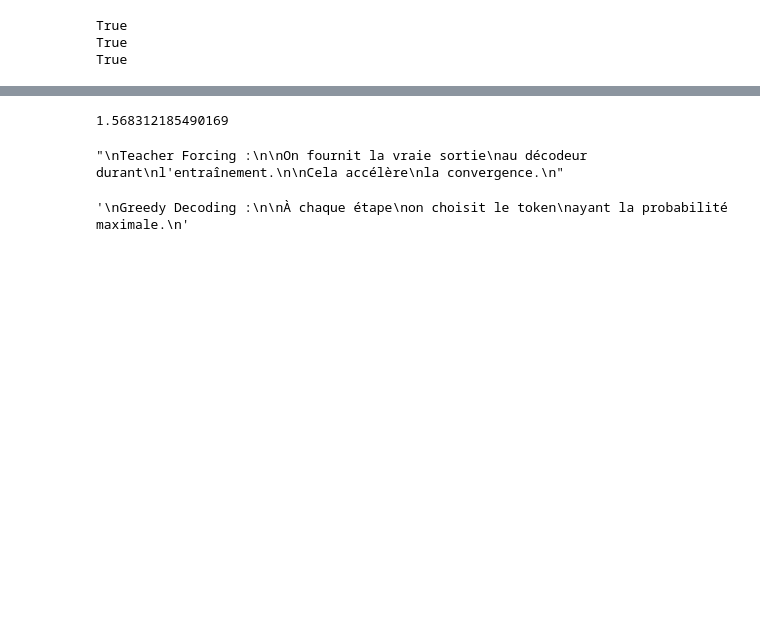
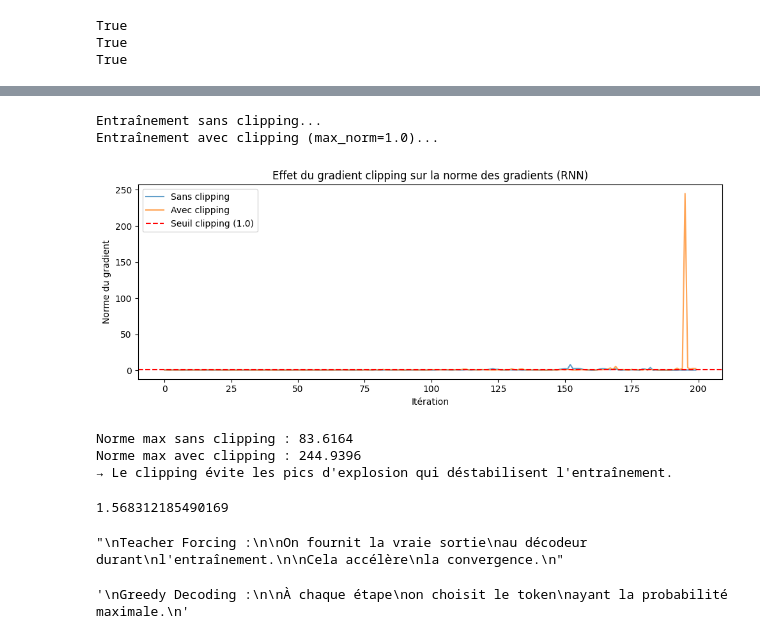
Before and after one commit to wiam1237/Deep-Learning-for-Computer-Vision-and-NLP, a Jupyter notebook: Deep_Learning_Project.ipynb, the cells around one changed output, grey strips where cells are left out. Cells and saved outputs as stored; diff of their text form; code cells hidden in the pictures; blank space fills up the shorter version.

```diff
--- a/Deep_Learning_Project.ipynb
+++ b/Deep_Learning_Project.ipynb
@@ -1368,3 +1443,57 @@ GRU Accuracy : 0.87944
+# %%
+import matplotlib.pyplot as plt
+
+# Entraîner le même modèle avec et sans gradient clipping pour comparer
+def train_with_clipping(use_clip, clip_value=1.0, epochs=3):
+    m = SimpleRNN().to(device)
+    crit = nn.CrossEntropyLoss()
+    opt  = optim.Adam(m.parameters(), lr=0.001)
+    grad_norms = []
+    for epoch in range(epochs):
+        m.train()
+        for X, y in train_loader:
+            X, y = X.to(device), y.to(device)
+            out  = m(X)
+            loss = crit(out, y)
+            opt.zero_grad()
+            loss.backward()
+            # Mesurer la norme du gradient avant clipping
+            total_norm = 0
+            for p in m.parameters():
+                if p.grad is not None:
+                    total_norm += p.grad.data.norm(2).item() ** 2
+            grad_norms.append(total_norm ** 0.5)
+            if use_clip:
+                torch.nn.utils.clip_grad_norm_(m.parameters(), clip_value)
+            opt.step()
+    return grad_norms
+
+print("Entraînement sans clipping...")
+norms_no_clip  = train_with_clipping(use_clip=False)
+print("Entraînement avec clipping (max_norm=1.0)...")
+norms_with_clip = train_with_clipping(use_clip=True, clip_value=1.0)
+
+plt.figure(figsize=(10, 4))
+plt.plot(norms_no_clip[:200],   label="Sans clipping",  alpha=0.7)
+plt.plot(norms_with_clip[:200], label="Avec clipping",  alpha=0.7)
+plt.axhline(y=1.0, color="red", linestyle="--", label="Seuil clipping (1.0)")
+plt.xlabel("Itération")
+plt.ylabel("Norme du gradient")
+plt.title("Effet du gradient clipping sur la norme des gradients (RNN)")
+plt.legend()
+plt.tight_layout()
+plt.show()
+
+print(f"\nNorme max sans clipping : {max(norms_no_clip):.4f}")
+print(f"Norme max avec clipping : {max(norms_with_clip):.4f}")
+print("→ Le clipping évite les pics d'explosion qui déstabilisent l'entraînement.")
+# %% [output]
+Entraînement sans clipping...
+Entraînement avec clipping (max_norm=1.0)...
+[figure, added]
+Norme max sans clipping : 83.6164
+Norme max avec clipping : 244.9396
+→ Le clipping évite les pics d'explosion qui déstabilisent l'entraînement.
 # %%
 import math
 
```
Also changed, not shown: parts of 54 cells of this notebook.
